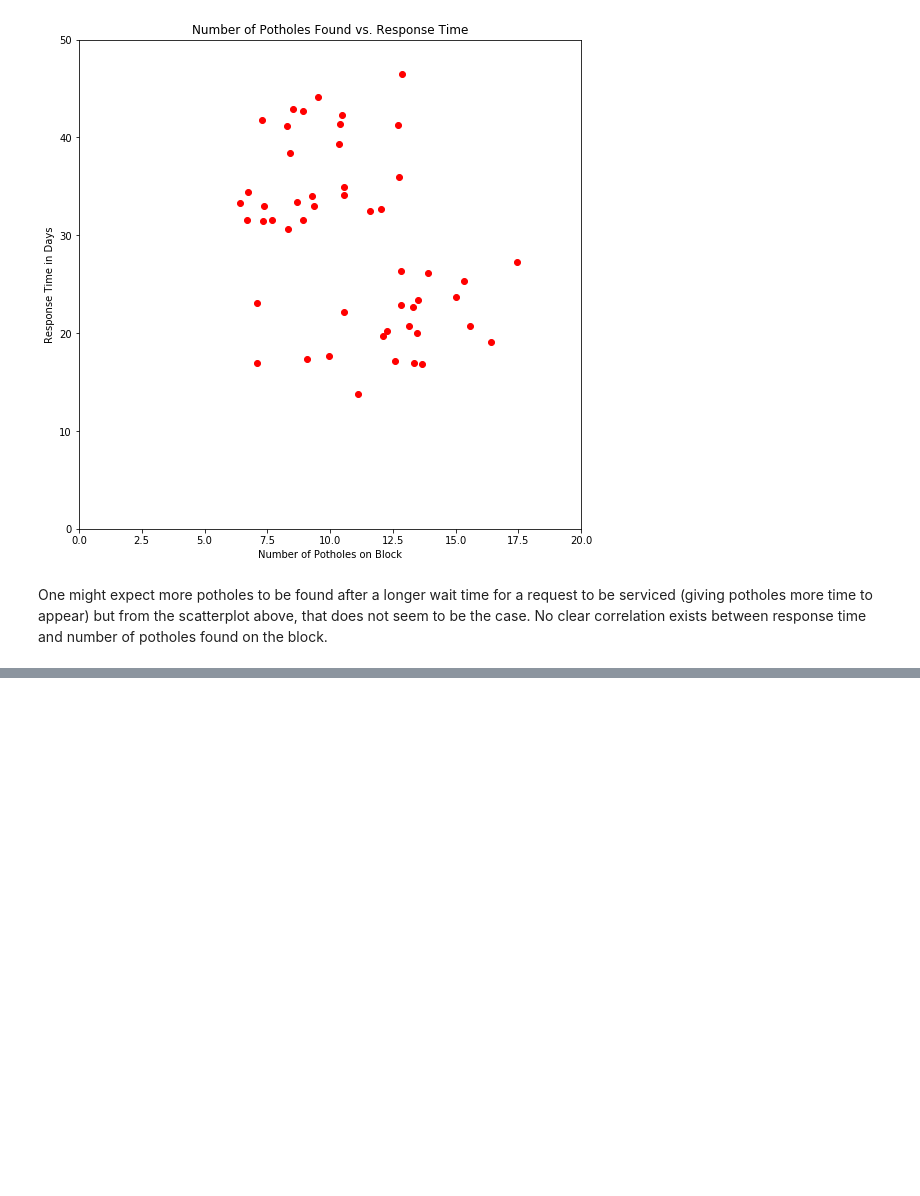
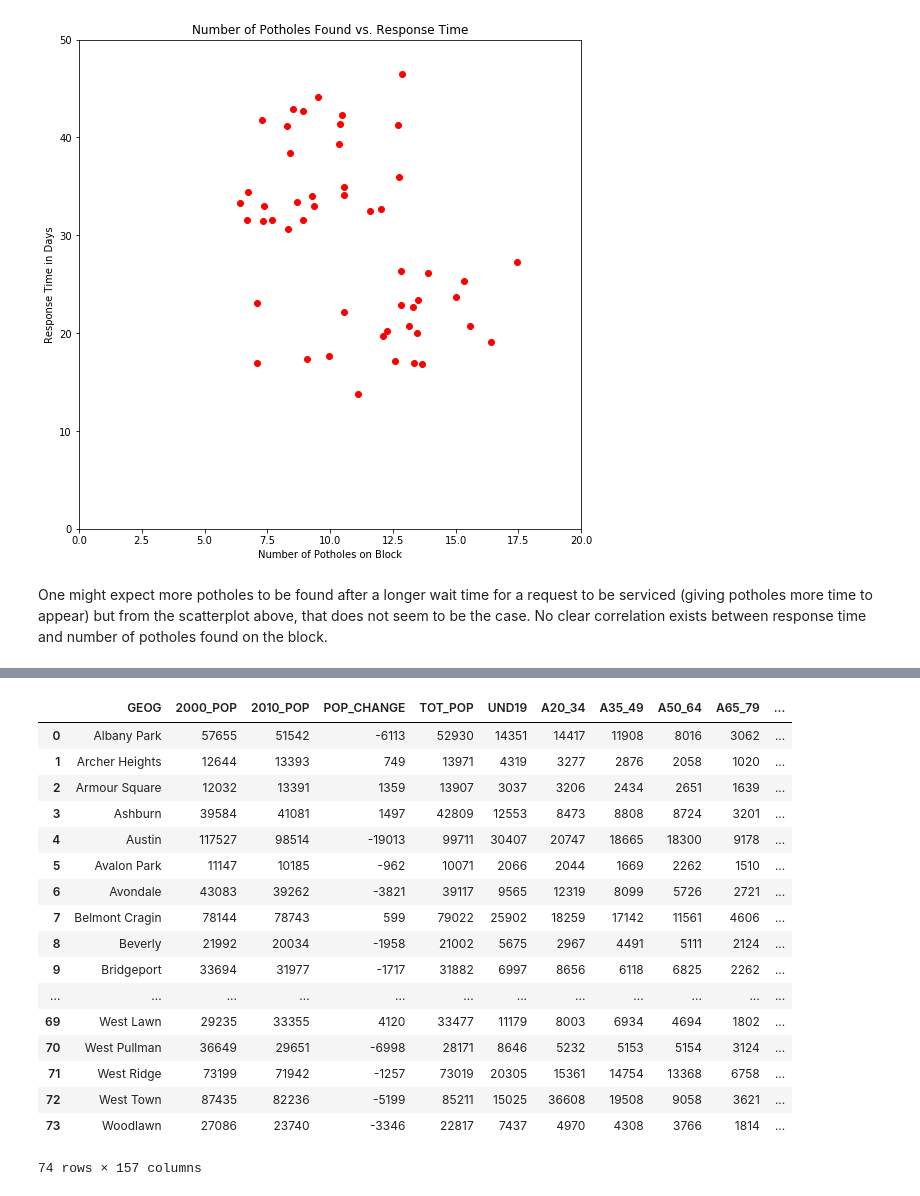
Before and after one commit to mdhanna/Chicago_Pothole_Analysis, a Jupyter notebook: Capstone1_Chicago_Pothole_Analysis.ipynb, the cells around one changed output, grey strips where cells are left out. Drawn from its saved outputs; the diff is of its cells as text; code cells hidden in the pictures; blank space fills up the shorter version.

```diff
--- a/Capstone1_Chicago_Pothole_Analysis.ipynb
+++ b/Capstone1_Chicago_Pothole_Analysis.ipynb
@@ -448,0 +478,4 @@ One might expect more potholes to be found after a longer wait time for a reques
+# %%
+numbers = ['8','32','33','5','6','7','21','22','1','2','3','4','9','10','11','12','13','14','76','77','15','16','17','18','19','20','23','24','25','26','27','28','29','30','31','34','35','36','37','38','39','40','41','42','43','60','69','56','57','58','59','61','62','63','64','65','66','67','68','44','45','46','47','48','49','50','51','52','53','54','55','70','71','72','73','74','75']
+names = ['Near North Side','Loop','Near South Side','North Center','Lake View','Lincoln Park','Avondale','Logan Square','Rogers Park','West Ridge','Uptown','Lincoln Square','Edison Park','Norwood Park','Jefferson Park','Forest Glen','North Park','Albany Park','O\'Hare','Edgewater','Portage Park','Irving Park','Dunning','Montclare','Belmont Cragin','Hermosa','Humboldt Park','West Town','Austin','West Garfield Park','East Garfield Park','Near West Side','North Lawndale','South Lawndale','Lower West Side','Armour Square','Douglas','Oakland','Fuller Park','Grand Boulevard','Kenwood','Washington Park','Hyde Park','Woodlawn','South Shore','Bridgeport','Greater Grand Crossing','Garfield Rdige','Archer Heights','Brighton Park','McKinley Park','New City','West Elsdon','Gage Park','Clearing','West Lawn','Chicago Lawn','West Englewood','Englewood','Chatham','Avalon Park','South Chicago','Burnside','Calumet Heights','Roseland','Pullman','South Deering','East Side','West Pullman','Riverdale','Hegewisch','Ashburn','Auburn Greshman','Beverly','Washington Heights','Mount Greenwood','Morgan Park']
+regions = ['Central','Central','Central','North Side','North Side','North Side','North Side','North Side','Far North Side','Far North Side','Far North Side','Far North Side','Far North Side','Far North Side','Far North Side','Far North Side','Far North Side','Far North Side','Far North Side','Far North Side','Northwest Side','Northwest Side','Northwest Side','Northwest Side','Northwest Side','Northwest Side','West Side','West Side','West Side','West Side','West Side','West Side','West Side','West Side','West Side','South Side','South Side','South Side','South Side','South Side','South Side','South Side','South Side','South Side','South Side','South Side','South Side','Southwest Side','Southwest Side','Southwest Side','Southwest Side','Southwest Side','Southwest Side','Southwest Side','Southwest Side','Southwest Side','Southwest Side','Southwest Side','Southwest Side','Far Southeast Side','Far Southeast Side','Far Southeast Side','Far Southeast Side','Far Southeast Side','Far Southeast Side','Far Southeast Side','Far Southeast Side','Far Southeast Side','Far Southeast Side','Far Southeast Side','Far Southeast Side','Far Southwest Side','Far Southwest Side','Far Southwest Side','Far Southwest Side','Far Southwest Side','Far Southwest Side']
@@ -448,0 +510,22 @@ One might expect more potholes to be found after a longer wait time for a reques
+# %%
+censusDF_num = pd.merge(censusDF, CA_key, on='GEOG')
+censusDF_num
+# %% [output]
+|  | GEOG | 2000_POP | 2010_POP | POP_CHANGE | TOT_POP | UND19 | A20_34 | A35_49 | A50_64 | A65_79 | ... |
+| 0 | Albany Park | 57655 | 51542 | -6113 | 52930 | 14351 | 14417 | 11908 | 8016 | 3062 | ... |
+| 1 | Archer Heights | 12644 | 13393 | 749 | 13971 | 4319 | 3277 | 2876 | 2058 | 1020 | ... |
+| 2 | Armour Square | 12032 | 13391 | 1359 | 13907 | 3037 | 3206 | 2434 | 2651 | 1639 | ... |
+| 3 | Ashburn | 39584 | 41081 | 1497 | 42809 | 12553 | 8473 | 8808 | 8724 | 3201 | ... |
+| 4 | Austin | 117527 | 98514 | -19013 | 99711 | 30407 | 20747 | 18665 | 18300 | 9178 | ... |
+| 5 | Avalon Park | 11147 | 10185 | -962 | 10071 | 2066 | 2044 | 1669 | 2262 | 1510 | ... |
+| 6 | Avondale | 43083 | 39262 | -3821 | 39117 | 9565 | 12319 | 8099 | 5726 | 2721 | ... |
+| 7 | Belmont Cragin | 78144 | 78743 | 599 | 79022 | 25902 | 18259 | 17142 | 11561 | 4606 | ... |
+| 8 | Beverly | 21992 | 20034 | -1958 | 21002 | 5675 | 2967 | 4491 | 5111 | 2124 | ... |
+| 9 | Bridgeport | 33694 | 31977 | -1717 | 31882 | 6997 | 8656 | 6118 | 6825 | 2262 | ... |
+| ... | ... | ... | ... | ... | ... | ... | ... | ... | ... | ... | ... |
+| 69 | West Lawn | 29235 | 33355 | 4120 | 33477 | 11179 | 8003 | 6934 | 4694 | 1802 | ... |
+| 70 | West Pullman | 36649 | 29651 | -6998 | 28171 | 8646 | 5232 | 5153 | 5154 | 3124 | ... |
+| 71 | West Ridge | 73199 | 71942 | -1257 | 73019 | 20305 | 15361 | 14754 | 13368 | 6758 | ... |
+| 72 | West Town | 87435 | 82236 | -5199 | 85211 | 15025 | 36608 | 19508 | 9058 | 3621 | ... |
+| 73 | Woodlawn | 27086 | 23740 | -3346 | 22817 | 7437 | 4970 | 4308 | 3766 | 1814 | ... |
+74 rows × 157 columns
```
Also changed, not shown: parts of 15 cells of this notebook.
